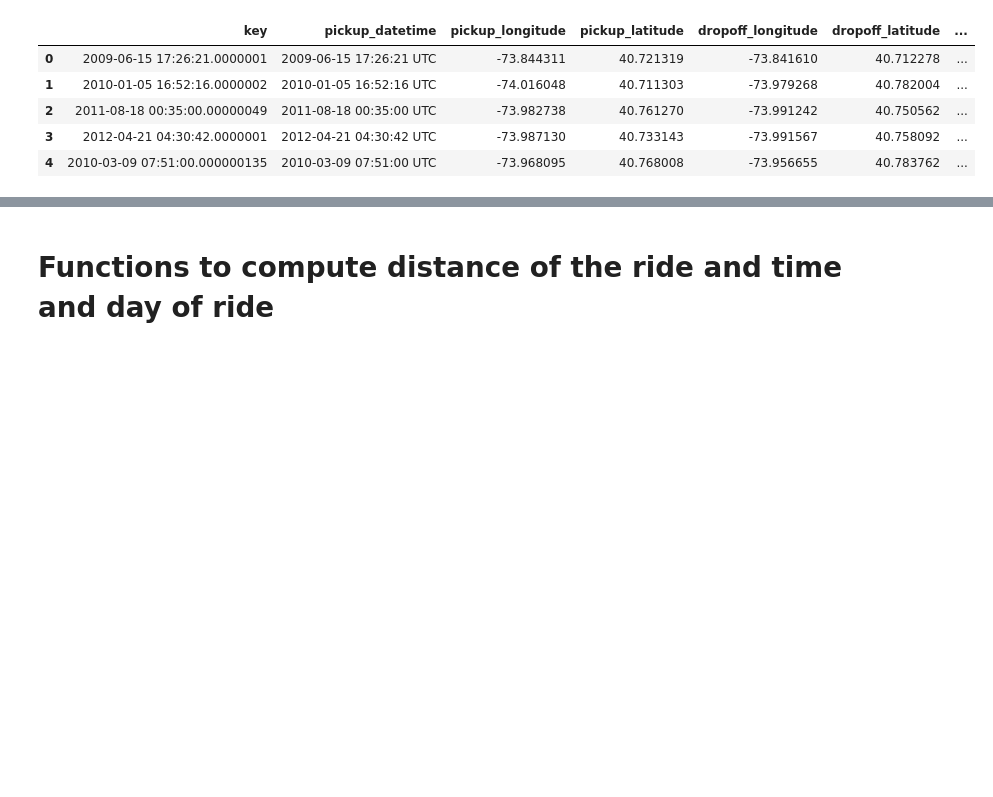
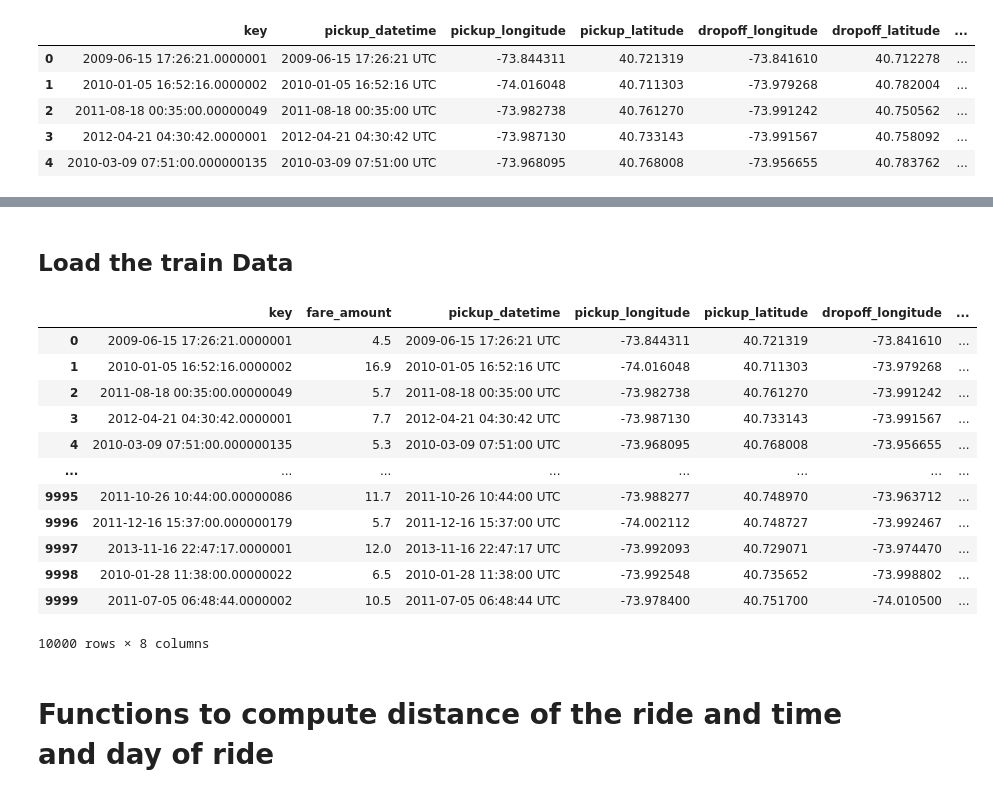
Before and after one commit to LouiseDantas/taxi-fare, a Jupyter notebook: notebooks/taxifarepred.ipynb, the cells around one changed output, grey strips where cells are left out. Cells and saved outputs as stored; diff of their text form; code cells hidden in the pictures; blank space fills up the shorter version.

```diff
--- a/notebooks/taxifarepred.ipynb
+++ b/notebooks/taxifarepred.ipynb
@@ -40,9 +44,27 @@ X_train.head()
+# %% [markdown]
+## Load the train Data
 # %%
 df.to_csv(r'/home/louisedantas/code/LouiseDantas/taxi-fare/raw_data/train_1k.csv')
 # %%
 df2 = pd.read_csv(url, nrows=10000)
 # %%
 df2.to_csv(r'/home/louisedantas/code/LouiseDantas/taxi-fare/raw_data/train_10k.csv')
+# %%
+df2
+# %% [output]
+|  | key | fare_amount | pickup_datetime | pickup_longitude | pickup_latitude | dropoff_longitude | ... |
+| 0 | 2009-06-15 17:26:21.0000001 | 4.5 | 2009-06-15 17:26:21 UTC | -73.844311 | 40.721319 | -73.841610 | ... |
+| 1 | 2010-01-05 16:52:16.0000002 | 16.9 | 2010-01-05 16:52:16 UTC | -74.016048 | 40.711303 | -73.979268 | ... |
+| 2 | 2011-08-18 00:35:00.00000049 | 5.7 | 2011-08-18 00:35:00 UTC | -73.982738 | 40.761270 | -73.991242 | ... |
+| 3 | 2012-04-21 04:30:42.0000001 | 7.7 | 2012-04-21 04:30:42 UTC | -73.987130 | 40.733143 | -73.991567 | ... |
+| 4 | 2010-03-09 07:51:00.000000135 | 5.3 | 2010-03-09 07:51:00 UTC | -73.968095 | 40.768008 | -73.956655 | ... |
+| ... | ... | ... | ... | ... | ... | ... | ... |
+| 9995 | 2011-10-26 10:44:00.00000086 | 11.7 | 2011-10-26 10:44:00 UTC | -73.988277 | 40.748970 | -73.963712 | ... |
+| 9996 | 2011-12-16 15:37:00.000000179 | 5.7 | 2011-12-16 15:37:00 UTC | -74.002112 | 40.748727 | -73.992467 | ... |
+| 9997 | 2013-11-16 22:47:17.0000001 | 12.0 | 2013-11-16 22:47:17 UTC | -73.992093 | 40.729071 | -73.974470 | ... |
+| 9998 | 2010-01-28 11:38:00.00000022 | 6.5 | 2010-01-28 11:38:00 UTC | -73.992548 | 40.735652 | -73.998802 | ... |
+| 9999 | 2011-07-05 06:48:44.0000002 | 10.5 | 2011-07-05 06:48:44 UTC | -73.978400 | 40.751700 | -74.010500 | ... |
+10000 rows × 8 columns
 # %% [markdown]
 # Functions to compute distance of the ride and time and day of ride
 # %%
```
Also changed, not shown: parts of 10 cells of this notebook, 10 other files.
